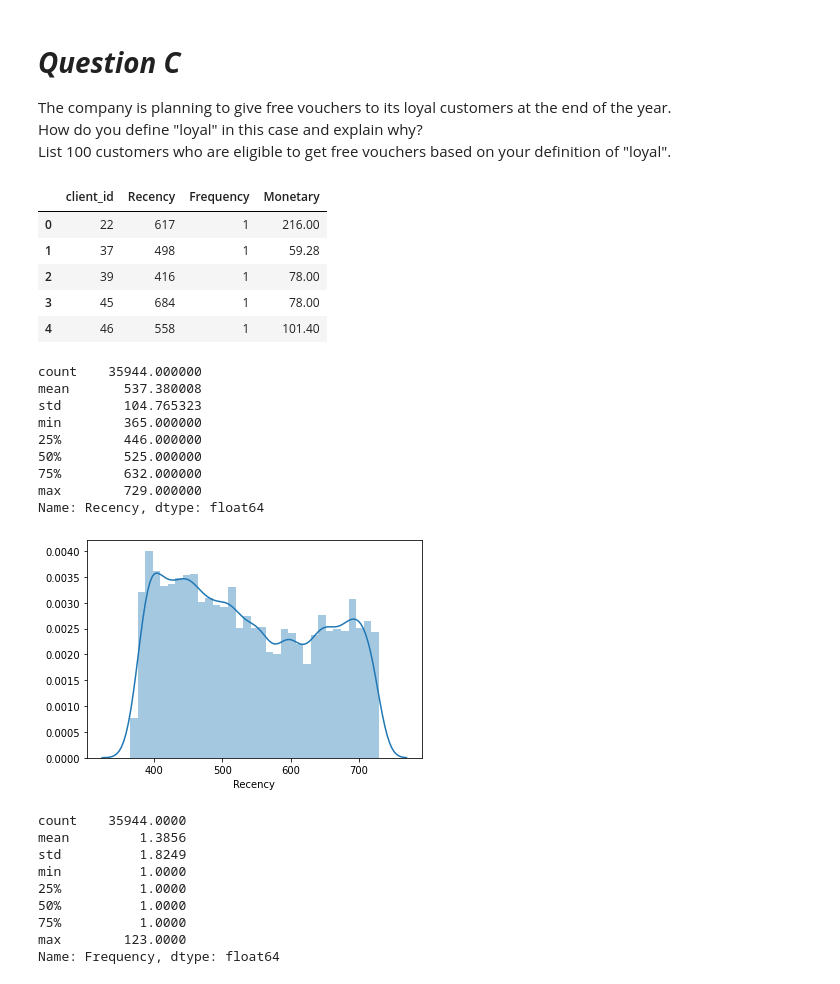
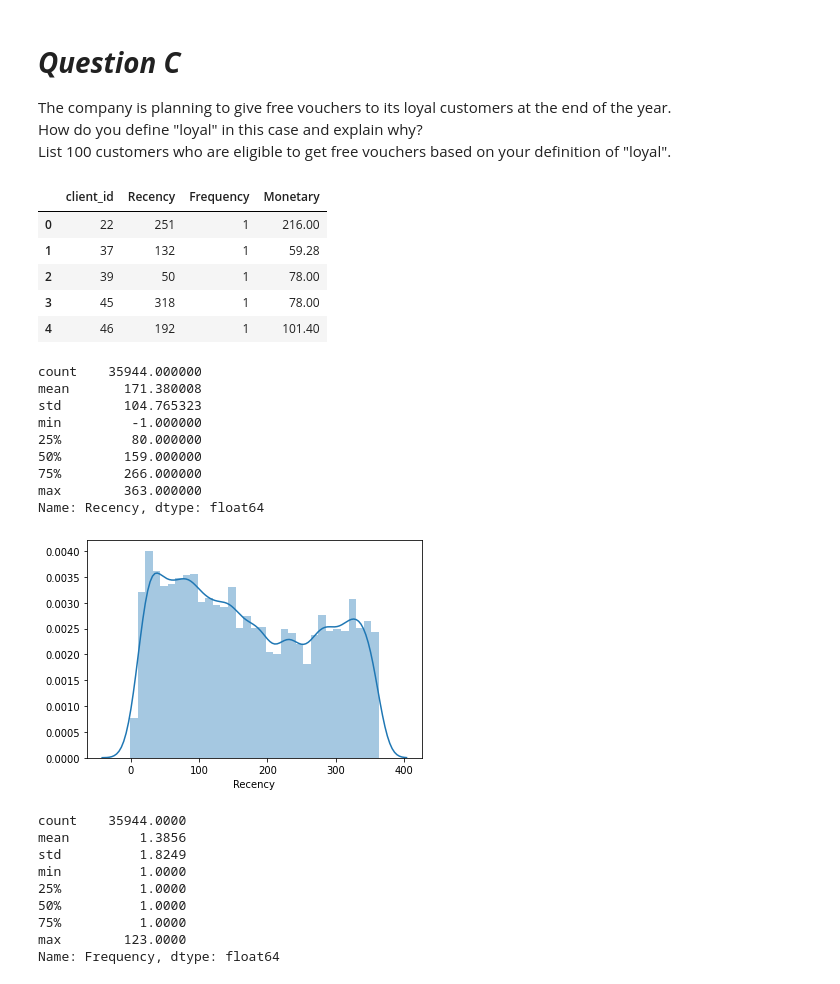
Before and after one commit to muslikhannur/P_SalesData_WranglingTest, a Jupyter notebook: WranglingTest_SalesData.ipynb, the cells around one changed output. Cells and saved outputs as stored; diff of their text form; code cells hidden in the pictures.

```diff
--- a/WranglingTest_SalesData.ipynb
+++ b/WranglingTest_SalesData.ipynb
@@ -245,49 +245,49 @@ The company is planning to give free vouchers to its loyal customers at the end
 # %%
 # Start with RFM Analaysis. Loyal is always based on Recency, Frequency and Monetary
 
 # Beginning of Recency = Set the end of the year, as Requested
-Latest_Date = dt.datetime(2020,12,31)
+Latest_Date = dt.datetime(2019,12,31)
 
 # Create RFM Modelling scores for each customer
 RFMScores = SalesDataCleanPaid.groupby('client_id').agg({'invoice_paid_at': lambda x: (Latest_Date - x.max()).days,
                                                          'invoice_id': lambda x: len(x),
                                                          'discounted_price': lambda x: x.sum()})
 
 # Convert Invoice Date into type int
 RFMScores['invoice_paid_at'] = RFMScores['invoice_paid_at'].astype(int)
 
 # Rename column names to Recency, Frequency and Monetary
 RFMScores.rename(columns={'invoice_paid_at': 'Recency',
                          'invoice_id': 'Frequency',
                          'discounted_price': 'Monetary'}, inplace=True)
 
 RFMScores.reset_index().head()
 # %% [output]
 |  | client_id | Recency | Frequency | Monetary |
-| 0 | 22 | 617 | 1 | 216.00 |
-| 1 | 37 | 498 | 1 | 59.28 |
-| 2 | 39 | 416 | 1 | 78.00 |
-| 3 | 45 | 684 | 1 | 78.00 |
-| 4 | 46 | 558 | 1 | 101.40 |
+| 0 | 22 | 251 | 1 | 216.00 |
+| 1 | 37 | 132 | 1 | 59.28 |
+| 2 | 39 | 50 | 1 | 78.00 |
+| 3 | 45 | 318 | 1 | 78.00 |
+| 4 | 46 | 192 | 1 | 101.40 |
 # %%
 # Descriptive Statistics (Recency)
 RFMScores.Recency.describe()
 # %% [output]
 count    35944.000000
-mean       537.380008
+mean       171.380008
 std        104.765323
-min        365.000000
-25%        446.000000
-50%        525.000000
-75%        632.000000
-max        729.000000
+min         -1.000000
+25%         80.000000
+50%        159.000000
+75%        266.000000
+max        363.000000
 Name: Recency, dtype: float64
 # %%
 # Recency distribution plot
 x = RFMScores['Recency']
 ax = sns.distplot(x)
 # %% [output]
-[figure, old version]
+[figure, new version]
 # %%
 # Descriptive Statistics (Frequency)
 RFMScores.Frequency.describe()
```
Also changed, not shown: parts of 24 cells of this notebook.
